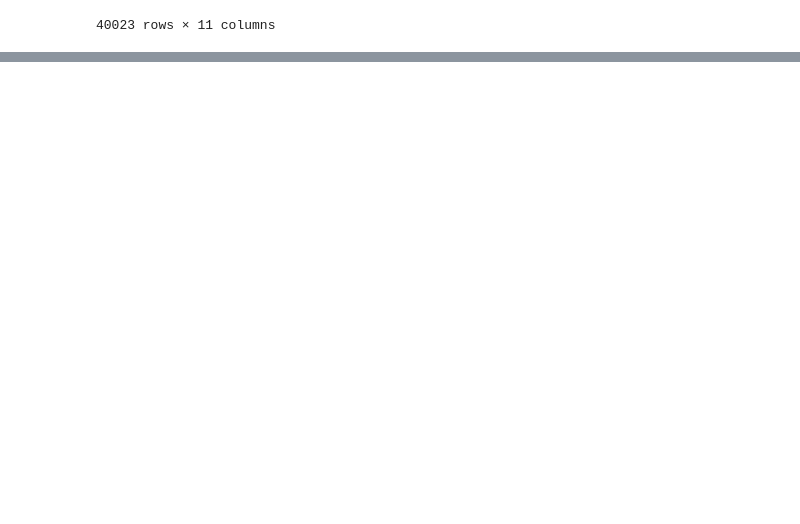
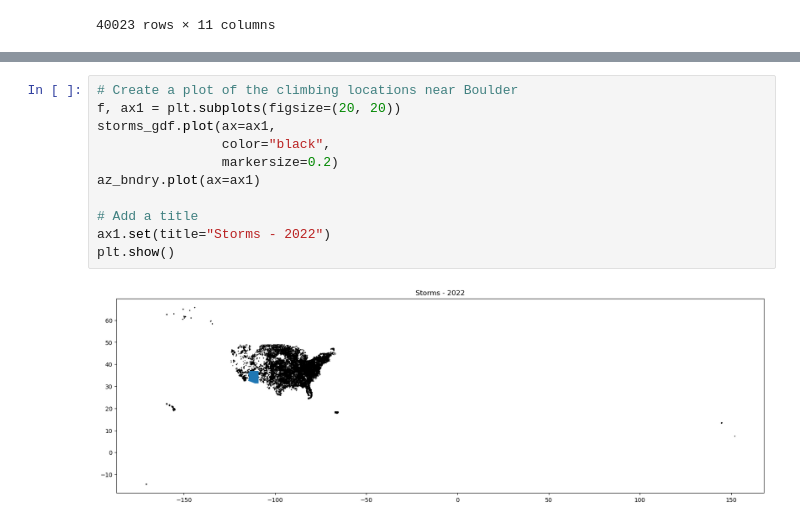
Before and after one commit to cu-esiil-edu/san-carlos-apache-college-demo-nquarder, a Jupyter notebook: san-carlos-apache-python-training.ipynb, the cells around one changed output, grey strips where cells are left out. Drawn from its saved outputs; the diff is of its cells as text; blank space fills up the shorter version.

```diff
--- a/san-carlos-apache-python-training.ipynb
+++ b/san-carlos-apache-python-training.ipynb
@@ -370,0 +399,13 @@ storms
+# %%
+# Create a plot of the climbing locations near Boulder
+f, ax1 = plt.subplots(figsize=(20, 20))
+storms_gdf.plot(ax=ax1,
+                color="black",
+                markersize=0.2)
+az_bndry.plot(ax=ax1)
+
+# Add a title
+ax1.set(title="Storms - 2022")
+plt.show()
+# %% [output]
+[figure, added]
```
Also changed, not shown: parts of 12 cells of this notebook, 1 other file.
